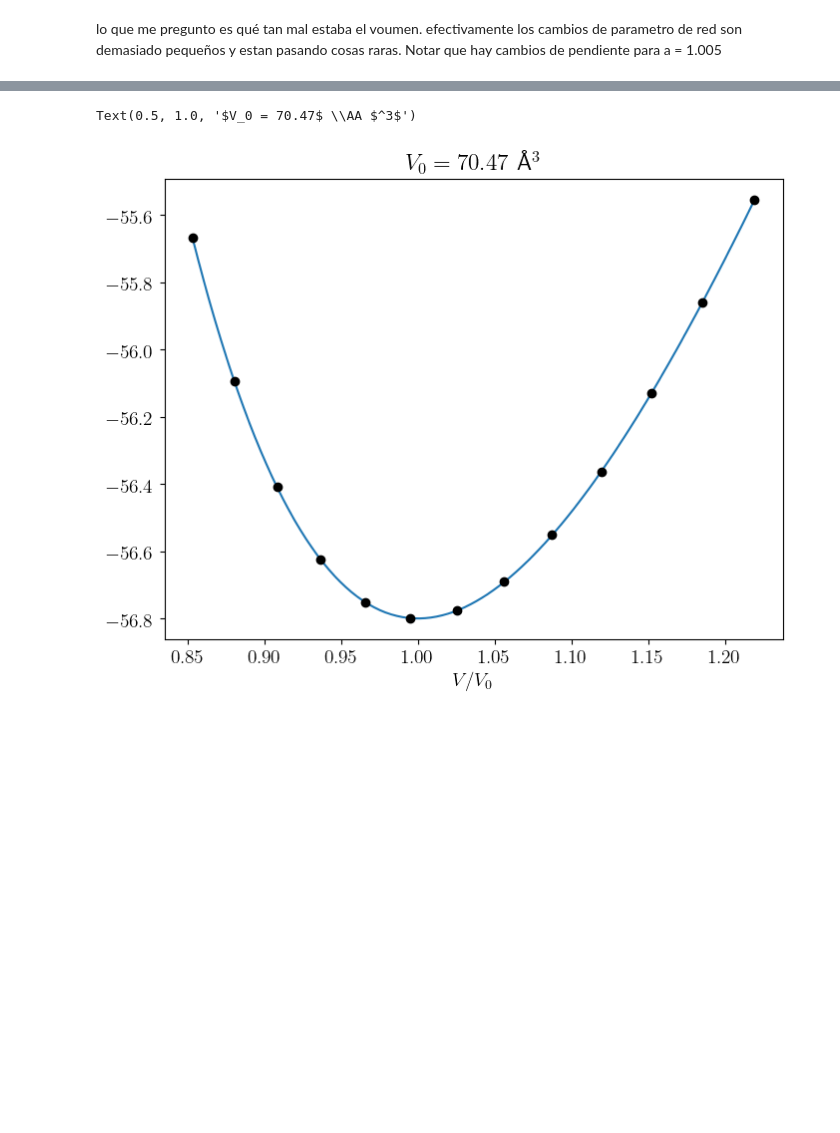
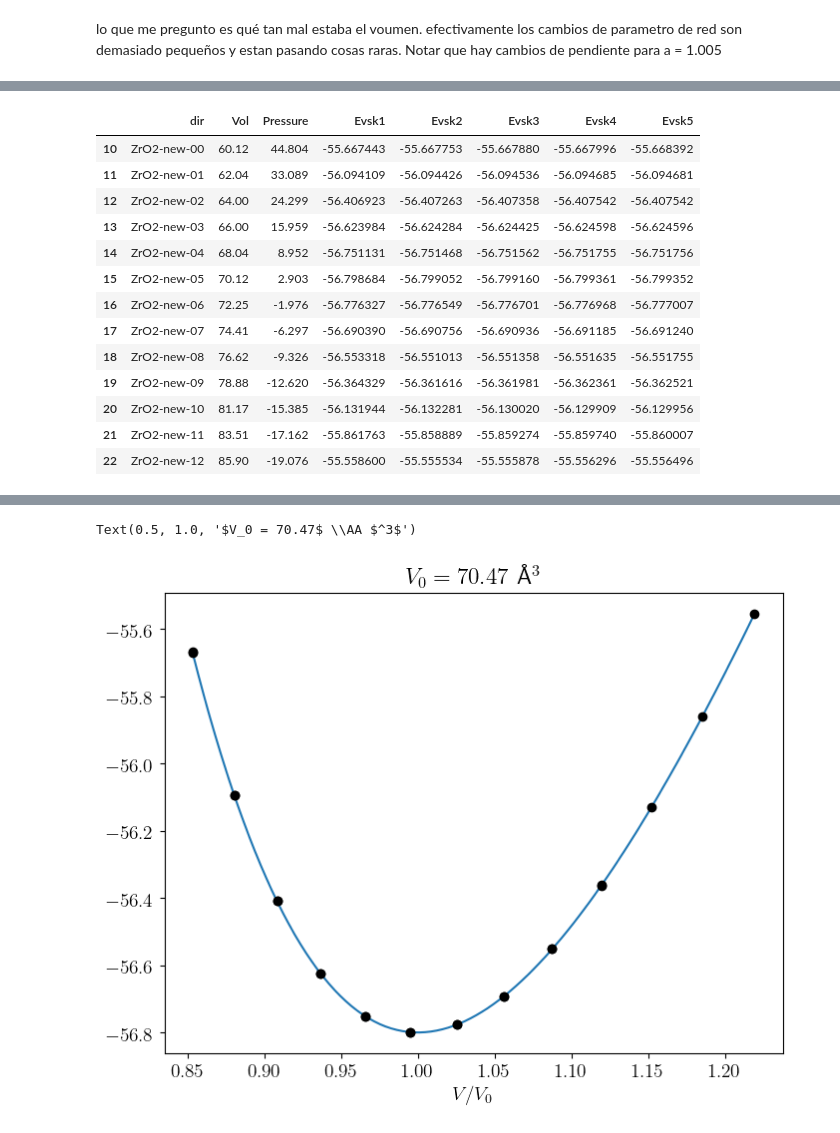
Before and after one commit to mdforti/ZrO2-Notebooks, a Jupyter notebook: ZrO2_Mass_Vs_Vol-Copy1.ipynb, the cells around one changed output, grey strips where cells are left out. Saved outputs shown, nothing was run; the diff lists cells and outputs as text; code cells hidden in the pictures; blank space fills up the shorter version.

```diff
--- a/ZrO2_Mass_Vs_Vol-Copy1.ipynb
+++ b/ZrO2_Mass_Vs_Vol-Copy1.ipynb
@@ -55,0 +47,17 @@ datavol
+# %%
+datavol_converge
+# %% [output]
+|  | dir | Vol | Pressure | Evsk1 | Evsk2 | Evsk3 | Evsk4 | Evsk5 |
+| 10 | ZrO2-new-00 | 60.12 | 44.804 | -55.667443 | -55.667753 | -55.667880 | -55.667996 | -55.668392 |
+| 11 | ZrO2-new-01 | 62.04 | 33.089 | -56.094109 | -56.094426 | -56.094536 | -56.094685 | -56.094681 |
+| 12 | ZrO2-new-02 | 64.00 | 24.299 | -56.406923 | -56.407263 | -56.407358 | -56.407542 | -56.407542 |
+| 13 | ZrO2-new-03 | 66.00 | 15.959 | -56.623984 | -56.624284 | -56.624425 | -56.624598 | -56.624596 |
+| 14 | ZrO2-new-04 | 68.04 | 8.952 | -56.751131 | -56.751468 | -56.751562 | -56.751755 | -56.751756 |
+| 15 | ZrO2-new-05 | 70.12 | 2.903 | -56.798684 | -56.799052 | -56.799160 | -56.799361 | -56.799352 |
+| 16 | ZrO2-new-06 | 72.25 | -1.976 | -56.776327 | -56.776549 | -56.776701 | -56.776968 | -56.777007 |
+| 17 | ZrO2-new-07 | 74.41 | -6.297 | -56.690390 | -56.690756 | -56.690936 | -56.691185 | -56.691240 |
+| 18 | ZrO2-new-08 | 76.62 | -9.326 | -56.553318 | -56.551013 | -56.551358 | -56.551635 | -56.551755 |
+| 19 | ZrO2-new-09 | 78.88 | -12.620 | -56.364329 | -56.361616 | -56.361981 | -56.362361 | -56.362521 |
+| 20 | ZrO2-new-10 | 81.17 | -15.385 | -56.131944 | -56.132281 | -56.130020 | -56.129909 | -56.129956 |
+| 21 | ZrO2-new-11 | 83.51 | -17.162 | -55.861763 | -55.858889 | -55.859274 | -55.859740 | -55.860007 |
+| 22 | ZrO2-new-12 | 85.90 | -19.076 | -55.558600 | -55.555534 | -55.555878 | -55.556296 | -55.556496 |
```
Also changed, not shown: parts of 10 cells of this notebook, 2 other files.
